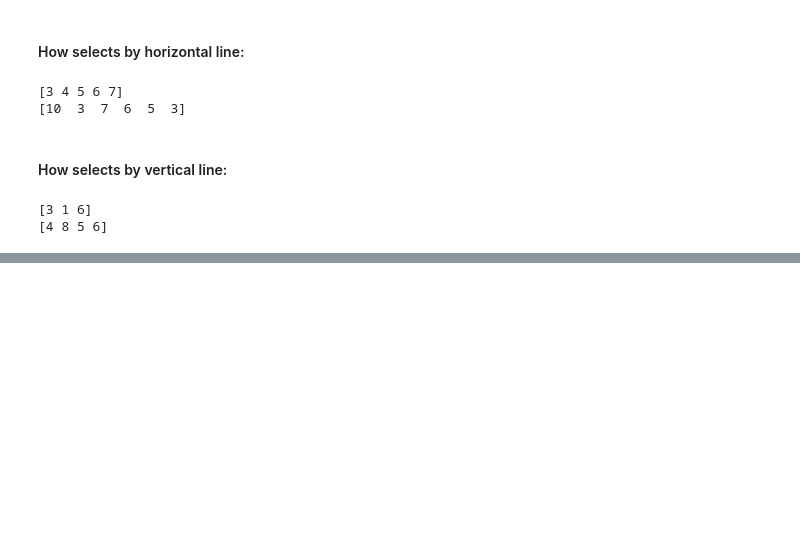
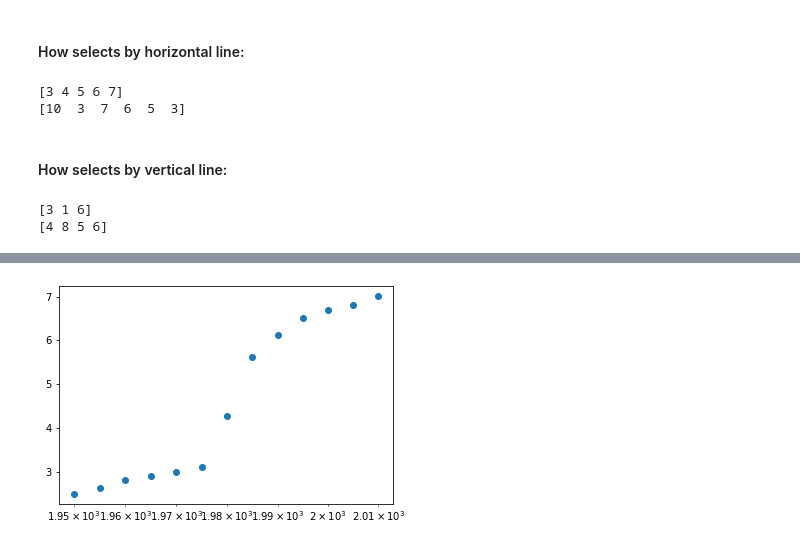
Before and after one commit to joaocarvoli/Data-Science, a Jupyter notebook: notions-and-questions/1-python.ipynb, the cells around one changed output, grey strips where cells are left out. Cells and saved outputs as stored; diff of their text form; code cells hidden in the pictures; blank space fills up the shorter version.

```diff
--- a/notions-and-questions/1-python.ipynb
+++ b/notions-and-questions/1-python.ipynb
@@ -34,0 +65,7 @@ print(np_2d[:4,5])
+# %%
+plt.xscale('log')
+plt.scatter(year,pop)
+
+plt.show()
+# %% [output]
+[figure, added]
```
Also changed, not shown: parts of 9 cells of this notebook.
